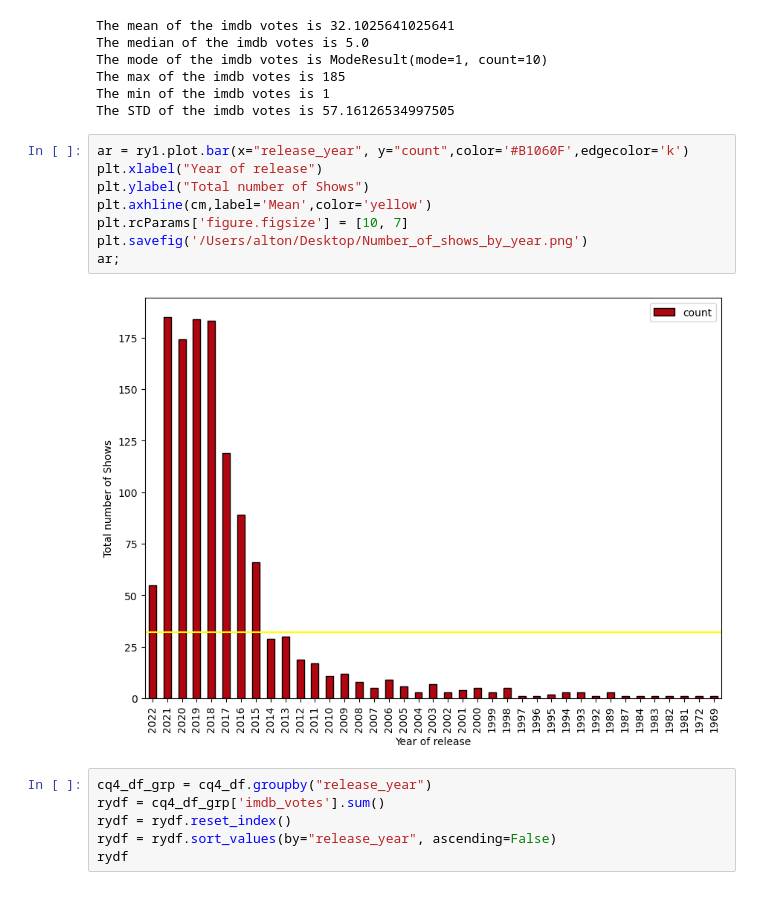
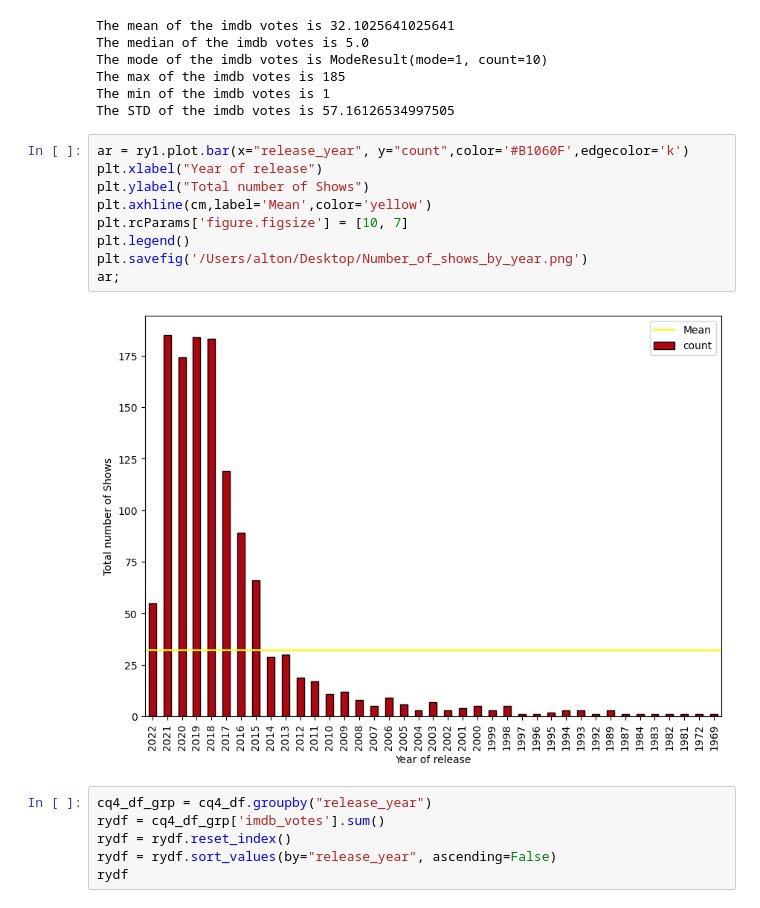
Before and after one commit to NidaB-C/NetflixEDA, a Jupyter notebook: Nida-Data/Question 4 - Eoghan.ipynb, the cells around one changed output. Drawn from its saved outputs; the diff is of its cells as text.

Commit message:
Update_figures_2

```diff
--- a/Nida-Data/Question 4 - Eoghan.ipynb
+++ b/Nida-Data/Question 4 - Eoghan.ipynb
@@ -288,13 +288,14 @@ The STD of the imdb votes is 57.16126534997505
 # %%
 ar = ry1.plot.bar(x="release_year", y="count",color='#B1060F',edgecolor='k')
 plt.xlabel("Year of release")
 plt.ylabel("Total number of Shows")
 plt.axhline(cm,label='Mean',color='yellow')
 plt.rcParams['figure.figsize'] = [10, 7]
+plt.legend()
 plt.savefig('/Users/alton/Desktop/Number_of_shows_by_year.png')
 ar;
 # %% [output]
-[figure, old version]
+[figure, new version]
 # %%
 cq4_df_grp = cq4_df.groupby("release_year")
 rydf = cq4_df_grp['imdb_votes'].sum()
```
Also changed, not shown: 1 other file.
